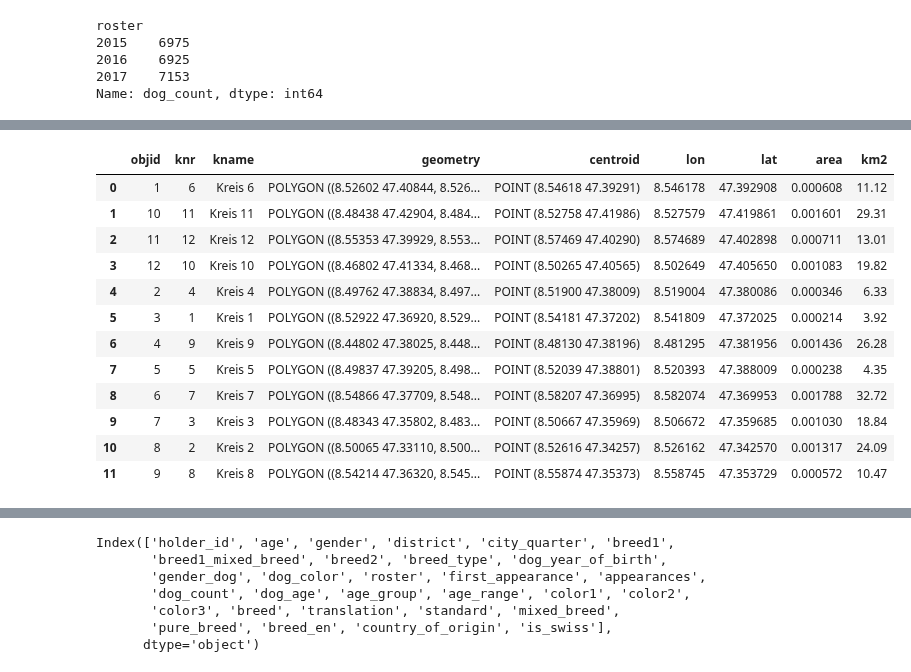
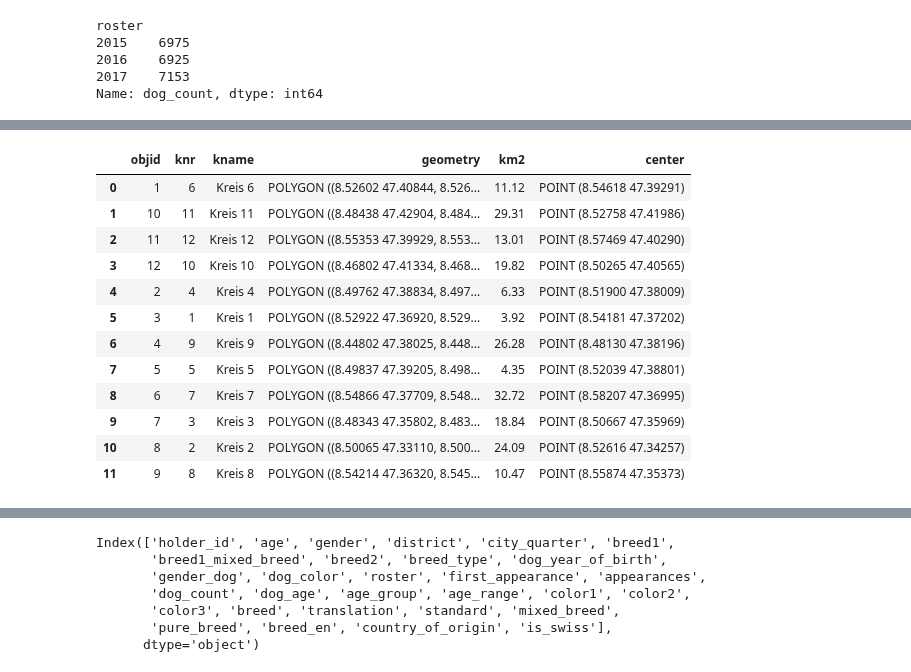
Before and after one commit to jonnross88/Springboard, a Jupyter notebook: u20_data_storytelling/dogs_of_zurich.ipynb, the cells around one changed output, grey strips where cells are left out. Drawn from its saved outputs; the diff is of its cells as text; code cells hidden in the pictures.

```diff
--- a/u20_data_storytelling/dogs_of_zurich.ipynb
+++ b/u20_data_storytelling/dogs_of_zurich.ipynb
@@ -1199,20 +1198,21 @@ basemap * zurich_poly
 # %%
 gdf["km2"] = gdf.to_crs(ccrs.GOOGLE_MERCATOR).area / 10**6
 gdf["km2"] = gdf["km2"].round(2)
+gdf["center"] = gdf.to_crs(ccrs.GOOGLE_MERCATOR).centroid.to_crs(epsg=4326)
 
 gdf
 # %% [output]
-|  | objid | knr | kname | geometry | centroid | lon | lat | area | km2 |
-| 0 | 1 | 6 | Kreis 6 | POLYGON ((8.52602 47.40844, 8.526... | POINT (8.54618 47.39291) | 8.546178 | 47.392908 | 0.000608 | 11.12 |
-| 1 | 10 | 11 | Kreis 11 | POLYGON ((8.48438 47.42904, 8.484... | POINT (8.52758 47.41986) | 8.527579 | 47.419861 | 0.001601 | 29.31 |
-| 2 | 11 | 12 | Kreis 12 | POLYGON ((8.55353 47.39929, 8.553... | POINT (8.57469 47.40290) | 8.574689 | 47.402898 | 0.000711 | 13.01 |
-| 3 | 12 | 10 | Kreis 10 | POLYGON ((8.46802 47.41334, 8.468... | POINT (8.50265 47.40565) | 8.502649 | 47.405650 | 0.001083 | 19.82 |
-| 4 | 2 | 4 | Kreis 4 | POLYGON ((8.49762 47.38834, 8.497... | POINT (8.51900 47.38009) | 8.519004 | 47.380086 | 0.000346 | 6.33 |
-| 5 | 3 | 1 | Kreis 1 | POLYGON ((8.52922 47.36920, 8.529... | POINT (8.54181 47.37202) | 8.541809 | 47.372025 | 0.000214 | 3.92 |
-| 6 | 4 | 9 | Kreis 9 | POLYGON ((8.44802 47.38025, 8.448... | POINT (8.48130 47.38196) | 8.481295 | 47.381956 | 0.001436 | 26.28 |
-| 7 | 5 | 5 | Kreis 5 | POLYGON ((8.49837 47.39205, 8.498... | POINT (8.52039 47.38801) | 8.520393 | 47.388009 | 0.000238 | 4.35 |
-| 8 | 6 | 7 | Kreis 7 | POLYGON ((8.54866 47.37709, 8.548... | POINT (8.58207 47.36995) | 8.582074 | 47.369953 | 0.001788 | 32.72 |
-| 9 | 7 | 3 | Kreis 3 | POLYGON ((8.48343 47.35802, 8.483... | POINT (8.50667 47.35969) | 8.506672 | 47.359685 | 0.001030 | 18.84 |
-| 10 | 8 | 2 | Kreis 2 | POLYGON ((8.50065 47.33110, 8.500... | POINT (8.52616 47.34257) | 8.526162 | 47.342570 | 0.001317 | 24.09 |
-| 11 | 9 | 8 | Kreis 8 | POLYGON ((8.54214 47.36320, 8.545... | POINT (8.55874 47.35373) | 8.558745 | 47.353729 | 0.000572 | 10.47 |
+|  | objid | knr | kname | geometry | km2 | center |
+| 0 | 1 | 6 | Kreis 6 | POLYGON ((8.52602 47.40844, 8.526... | 11.12 | POINT (8.54618 47.39291) |
+| 1 | 10 | 11 | Kreis 11 | POLYGON ((8.48438 47.42904, 8.484... | 29.31 | POINT (8.52758 47.41986) |
+| 2 | 11 | 12 | Kreis 12 | POLYGON ((8.55353 47.39929, 8.553... | 13.01 | POINT (8.57469 47.40290) |
+| 3 | 12 | 10 | Kreis 10 | POLYGON ((8.46802 47.41334, 8.468... | 19.82 | POINT (8.50265 47.40565) |
+| 4 | 2 | 4 | Kreis 4 | POLYGON ((8.49762 47.38834, 8.497... | 6.33 | POINT (8.51900 47.38009) |
+| 5 | 3 | 1 | Kreis 1 | POLYGON ((8.52922 47.36920, 8.529... | 3.92 | POINT (8.54181 47.37202) |
+| 6 | 4 | 9 | Kreis 9 | POLYGON ((8.44802 47.38025, 8.448... | 26.28 | POINT (8.48130 47.38196) |
+| 7 | 5 | 5 | Kreis 5 | POLYGON ((8.49837 47.39205, 8.498... | 4.35 | POINT (8.52039 47.38801) |
+| 8 | 6 | 7 | Kreis 7 | POLYGON ((8.54866 47.37709, 8.548... | 32.72 | POINT (8.58207 47.36995) |
+| 9 | 7 | 3 | Kreis 3 | POLYGON ((8.48343 47.35802, 8.483... | 18.84 | POINT (8.50667 47.35969) |
+| 10 | 8 | 2 | Kreis 2 | POLYGON ((8.50065 47.33110, 8.500... | 24.09 | POINT (8.52616 47.34257) |
+| 11 | 9 | 8 | Kreis 8 | POLYGON ((8.54214 47.36320, 8.545... | 10.47 | POINT (8.55874 47.35373) |
 # %%
```
Also changed, not shown: parts of 54 cells of this notebook, 1 other file.
